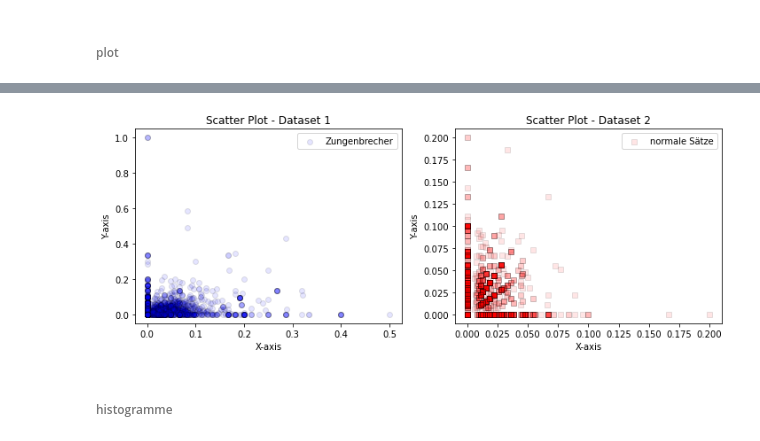
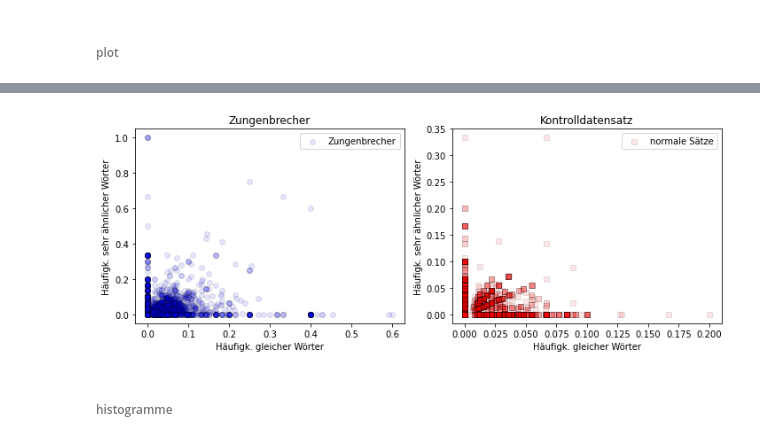
Before and after one commit to albertokoeselmunoz/tongue_twisters, a Jupyter notebook: distances.ipynb, the cells around one changed output, grey strips where cells are left out. Cells and saved outputs as stored; diff of their text form; code cells hidden in the pictures.

```diff
--- a/distances.ipynb
+++ b/distances.ipynb
@@ -249,9 +249,9 @@ for i in range(tt['text'].shape[0]):
     # Einzelhistogramme berechnen
     text_hist = distance_hist_rel(tt['text'].iloc[i], 'text')
     tt_hist.append(text_hist)
-    text_hist_phonemes = distance_hist_rel(tt['phonemes'].iloc[i], 'phonemes')
+    text_hist_phonemes = distance_hist_rel(ast.literal_eval(tt['phonemes'].iloc[i]), 'phonemes')
     tt_hist_phonemes.append(text_hist_phonemes)
-    text_hist_soundex = distance_hist_rel(tt['soundex'].iloc[i], 'soundex')
+    text_hist_soundex = distance_hist_rel(ast.literal_eval(tt['soundex'].iloc[i]), 'soundex')
     tt_hist_soundex.append(text_hist_soundex)
 
     # zu kummulierten Histogrammen addieren
@@ -270,8 +270,3 @@ for i in range(tt['text'].shape[0]):
         if (j+1)>len(tt_sum_hist_soundex): # Gesamthistogramm verlängern
             tt_sum_hist_soundex += [0]*(j+1-len(tt_sum_hist_soundex))
         tt_sum_hist_soundex[j] += text_hist_soundex[j] # Aufaddieren
-
-# kummulierte Histogrammwerte normalisieren
-tt_sum_hist = list(map(lambda x: x/tt.shape[0], tt_sum_hist))
-tt_sum_hist_phonemes = list(map(lambda x: x/tt.shape[0], tt_sum_hist_phonemes))
-tt_sum_hist_soundex = list(map(lambda x: x/tt.shape[0], tt_sum_hist_soundex))
@@ -334,9 +377,9 @@ print(sentence_sum_hist)
 ##### Durchschnitt über gesamte Datensätze
 # %%
 # Grafeken für welche Repräsentation? text [0], phoneme [1], soundex [2]
-r = 0
+r = 1
 
-t_sum_list = [tt_sum_hist, tt_sum_hist_phonemes, tt_sum_hist_soundex]
-s_sum_list = [sentence_sum_hist, sentence_sum_hist_phonemes, sentence_sum_hist_soundex]
+t_sum_list = [norm_tt_sum_hist, norm_tt_sum_hist_phonemes, norm_tt_sum_hist_soundex]
+s_sum_list = [norm_sentence_sum_hist, norm_sentence_sum_hist_phonemes, norm_sentence_sum_hist_soundex]
 t_list = [tt_hist, tt_hist_phonemes, tt_hist_soundex]
 s_list = [sentence_hist, sentence_hist_phonemes, sentence_hist_soundex]
@@ -441,28 +495,28 @@ plt.show()
 # %%
 # Create subplots with 1 row and 2 columns
 fig, axs = plt.subplots(1, 2, figsize=(10, 4))  # Adjust the figsize as needed
 
 # Scatter plot for Dataset 1
 axs[0].scatter(tt_0, tt_1, marker='o', color='blue', label='Zungenbrecher', edgecolors='black', alpha=0.1)
-axs[0].set_title('Scatter Plot - Dataset 1')
-axs[0].set_xlabel('X-axis')
-axs[0].set_ylabel('Y-axis')
+axs[0].set_title('Zungenbrecher')
+axs[0].set_xlabel('Häufigk. gleicher Wörter')
+axs[0].set_ylabel('Häufigk. sehr ähnlicher Wörter')
 axs[0].legend()
 
 # Scatter plot for Dataset 2
 axs[1].scatter(s_0, s_1, marker='s', color='red', label='normale Sätze', edgecolors='black', alpha=0.1)
-axs[1].set_title('Scatter Plot - Dataset 2')
-axs[1].set_xlabel('X-axis')
-axs[1].set_ylabel('Y-axis')
+axs[1].set_title('Kontrolldatensatz')
+axs[1].set_xlabel('Häufigk. gleicher Wörter')
+axs[1].set_ylabel('Häufigk. sehr ähnlicher Wörter')
 axs[1].legend()
 
 # Adjust layout for better spacing
 plt.tight_layout()
 
 # Show the plot
 plt.show()
 # %% [output]
-[figure, old version]
+[figure, new version]
 # %% [markdown]
 ###### histogramme
 # %%
```
Also changed, not shown: parts of 18 cells of this notebook.
